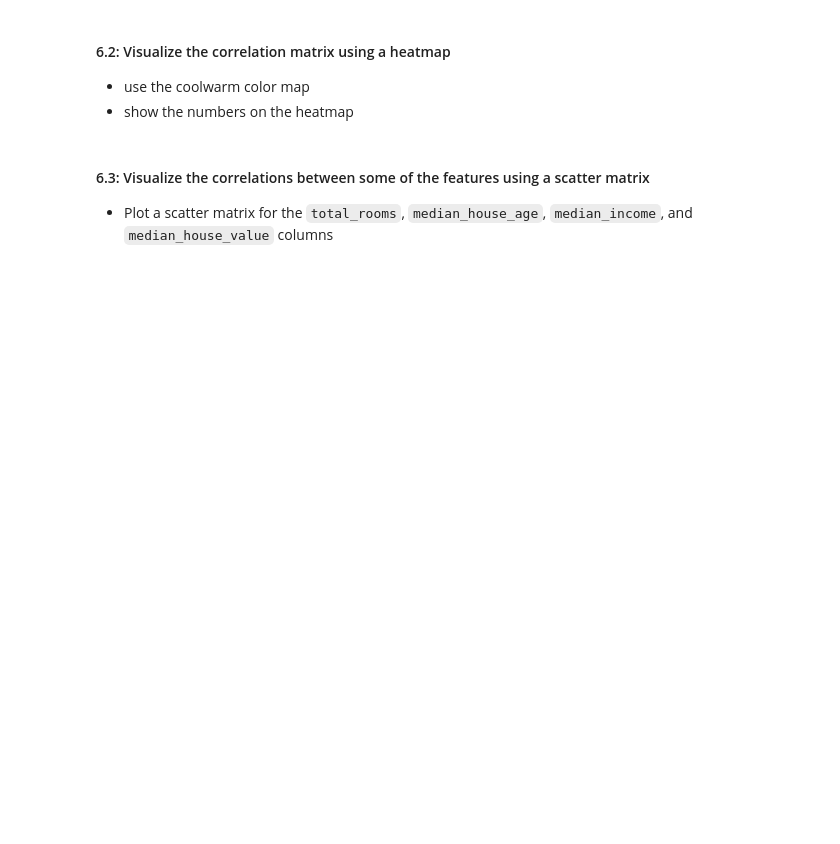
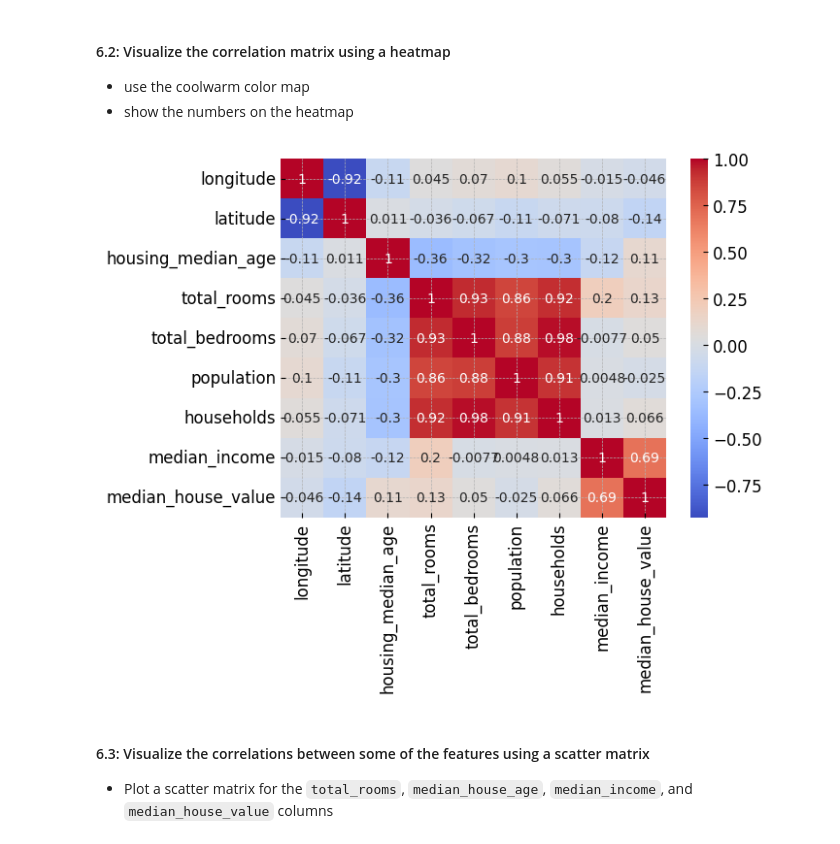
Before and after one commit to IT4063-Spring2025/eda-assignment-RautelaAbhishek, a Jupyter notebook: notebook.ipynb, the cells around one changed output. Cells and saved outputs as stored; diff of their text form; code cells hidden in the pictures; blank space fills up the shorter version.

Commit message:
made correlation matrix

```diff
--- a/notebook.ipynb
+++ b/notebook.ipynb
@@ -249,3 +249,5 @@ fig.show()
 #### 6.1: Generate a correlation matrix for the numerical columns
 # %%
 # 💻 Get the correlation matrix of the housing data
+matrix = housing.corr(numeric_only=True)
+matrix
@@ -260,6 +285,10 @@ sort the results in descending order
 - show the numbers on the heatmap
 # %%
 # 💻 Plot the correlation matrix as a heatmap
+sns.heatmap(matrix,cmap="coolwarm",annot=True)
+plt.show()
+# %% [output]
+[figure, added]
 # %% [markdown]
 #### 6.3: Visualize the correlations between some of the features using a scatter matrix
 - Plot a scatter matrix for the `total_rooms`, `median_house_age`, `median_income`, and `median_house_value` columns
```
Also changed, not shown: parts of 6 cells of this notebook.
